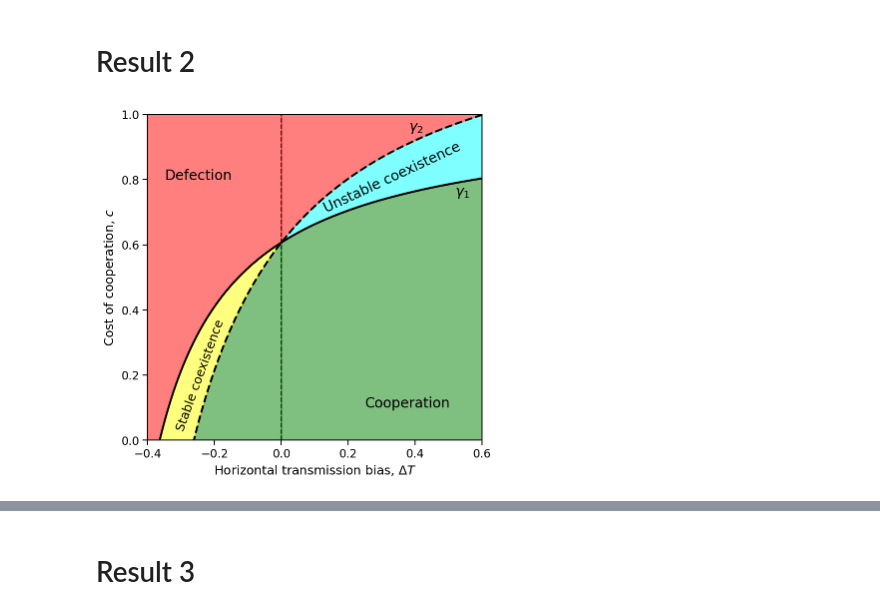
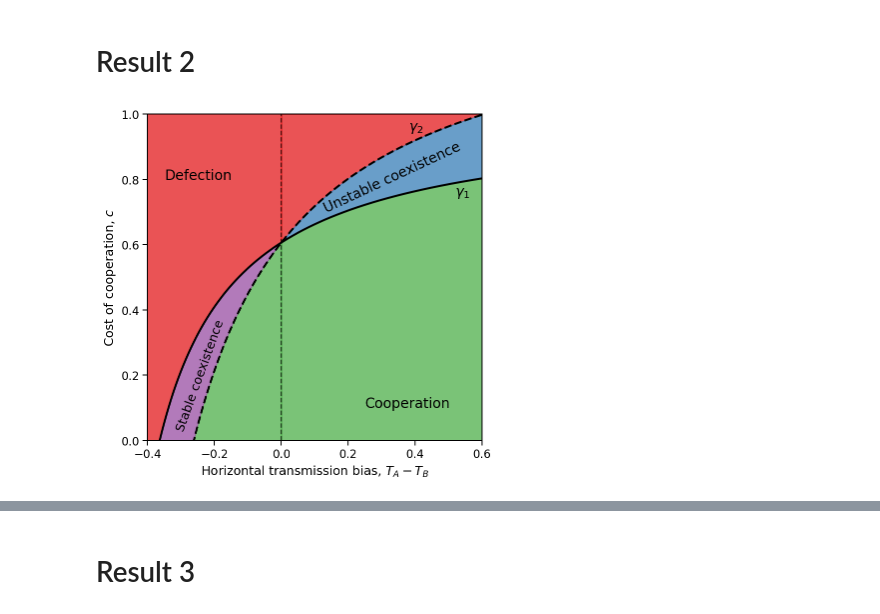
Before and after one commit to yoavram-lab/CulturalCooperation, a Jupyter notebook: ms/figures.ipynb, the cells around one changed output, grey strips where cells are left out. Drawn from its saved outputs; the diff is of its cells as text; code cells hidden in the pictures.

```diff
--- a/ms/figures.ipynb
+++ b/ms/figures.ipynb
@@ -5,6 +5,7 @@ import matplotlib.pyplot as plt
 import seaborn as sns
 
 sns.set_context('paper', font_scale=1.3)
+red, blue, green, purple = sns.color_palette('Set1', 4)
 # %% [markdown]
 # Result 2
 # %%
@@ -24,38 +25,38 @@ ax.plot(ΔT, γ2, '--k', lw=2)
 ax.axvline(0, color='k', ls='--', alpha=0.7)
 
 pos = ΔT>0
-ax.fill_between(ΔT[pos], 0, γ1[pos], color='g', alpha=0.5)
-ax.fill_between(ΔT[~pos], 0, γ2[~pos], color='g', alpha=0.5)
-ax.fill_between(ΔT[pos], γ2[pos], 1, color='r', alpha=0.5)
-ax.fill_between(ΔT[~pos], γ1[~pos], 1, color='r', alpha=0.5)
-ax.fill_between(ΔT[~pos], γ2[~pos], γ1[~pos], color='yellow', alpha=0.5)
-ax.fill_between(ΔT[pos], γ1[pos], γ2[pos], color='cyan', alpha=0.5)
+ax.fill_between(ΔT[pos], 0, γ1[pos], color=green, alpha=0.75)
+ax.fill_between(ΔT[~pos], 0, γ2[~pos], color=green, alpha=0.75)
+ax.fill_between(ΔT[pos], γ2[pos], 1, color=red, alpha=0.75)
+ax.fill_between(ΔT[~pos], γ1[~pos], 1, color=red, alpha=0.75)
+ax.fill_between(ΔT[~pos], γ2[~pos], γ1[~pos], color=purple, alpha=0.75)
+ax.fill_between(ΔT[pos], γ1[pos], γ2[pos], color=blue, alpha=0.75)
 
 ax.set(xlim=(ΔT.min(), ΔT.max()), ylim=(0, 1),
-       xlabel='Horizontal transmission bias, $\Delta T$',
+       xlabel='Horizontal transmission bias, $T_A - T_B$',
        ylabel='Cost of cooperation, $c$',
 #        title='α={}'.format(α)
 )
 
 fontdict = dict(size=14)
 if α == 0.7:
     ax.text(0.52, 0.75, r'$\gamma_1$', fontdict=fontdict)
     ax.text(0.38, 0.95, r'$\gamma_2$', fontdict=fontdict)
     ax.text(0.25, 0.1, r'Cooperation', fontdict=fontdict, rotation=0)
     ax.text(-0.32, 0.03, 'Stable coexistence', rotation=70)
     ax.text(0.12, 0.7, r'Unstable coexistence', fontdict=fontdict, rotation=25)
     ax.text(-0.35, 0.8, 'Defection', fontdict=fontdict, rotation=0)
 if α == 1/4:
     ax.text(0.1, 0.1, r'Cooperation', fontdict=fontdict, rotation=0)
     # ax.text(-0.2, 0.02, r'*Stable coexistence', rotation=60)
     ax.text(-0.1, 0.03, r'<-------Stable coexistence', rotation=90)
     ax.text(0.2, 0.5, r'Unstable coexistence', fontdict=fontdict, rotation=45)
     ax.text(-0.35, 0.8, 'Defection', fontdict=fontdict, rotation=0)
 
 
 if α==0:
     fig.savefig('Figures/Result2_zero_alpha.pdf')
 if α==0.7:
     fig.savefig('Figures/Result2__non_zero_alpha.pdf')
 # %% [output]
-[figure, old version]
+[figure, new version]
```
Also changed, not shown: parts of 6 cells of this notebook.
